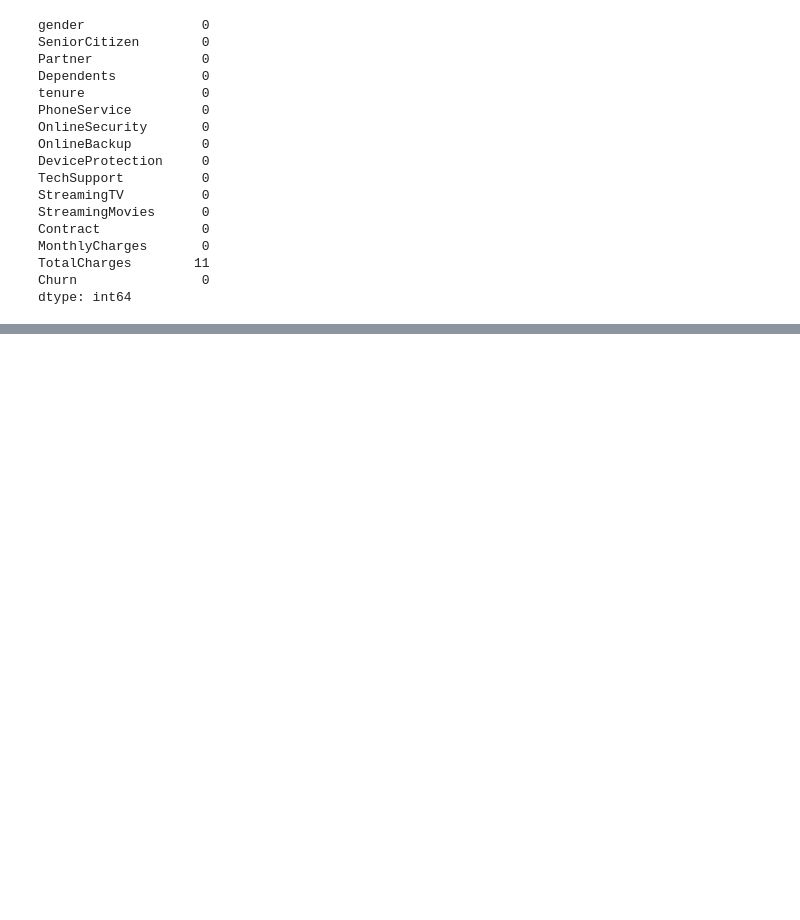
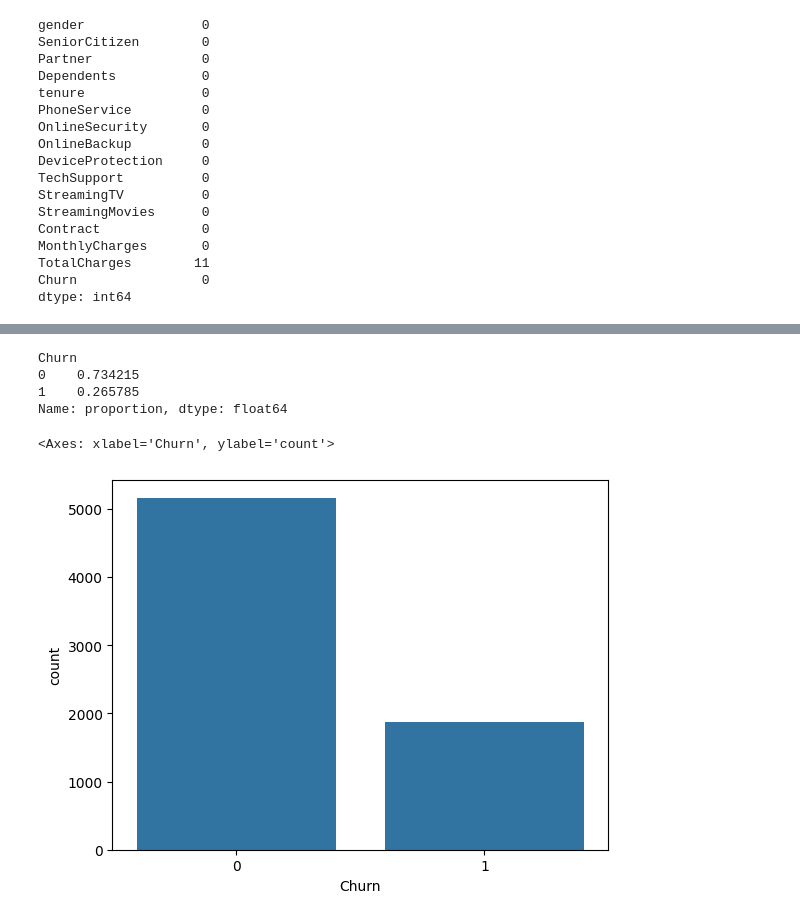
Before and after one commit to cerrmcneel/lab-handling-imbalance, a Jupyter notebook: balance_lab.ipynb, the cells around one changed output, grey strips where cells are left out. Cells and saved outputs as stored; diff of their text form; code cells hidden in the pictures; blank space fills up the shorter version.

```diff
--- a/balance_lab.ipynb
+++ b/balance_lab.ipynb
@@ -76,0 +128,12 @@ churn_df = churn_df.dropna()
+# %%
+churn_df["Churn"].value_counts(normalize=True)
+# %% [output]
+Churn
+0    0.734215
+1    0.265785
+Name: proportion, dtype: float64
+# %%
+sns.countplot(data=churn_df, x="Churn")
+# %% [output]
+<Axes: xlabel='Churn', ylabel='count'>
+[figure, added]
```
Also changed, not shown: parts of 31 cells of this notebook, 2 other files.
